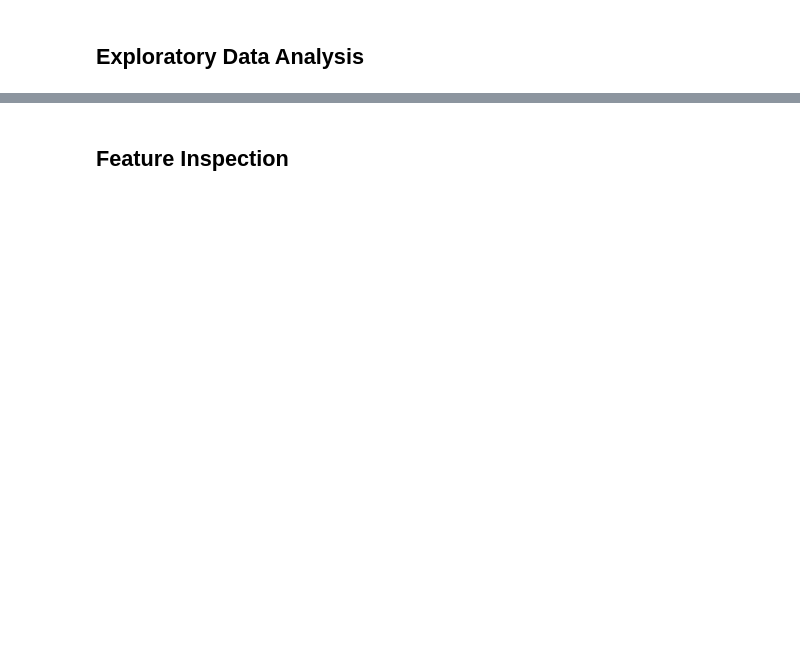
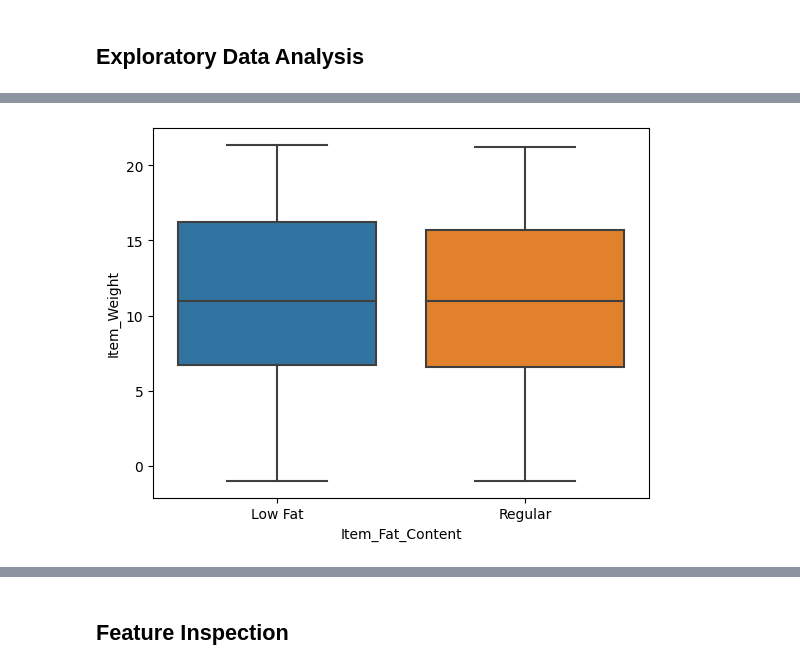
Before and after one commit to carlolopez03/Prediction-of-Product-Sales, a Jupyter notebook: Prediction_of_Product_Sales.ipynb, the cells around one changed output, grey strips where cells are left out. Cells and saved outputs as stored; diff of their text form; code cells hidden in the pictures; blank space fills up the shorter version.

```diff
--- a/Prediction_of_Product_Sales.ipynb
+++ b/Prediction_of_Product_Sales.ipynb
@@ -216,0 +242,4 @@ df_sp[num_cols].describe()
+# %%
+ax =sns.boxplot(data=df_sp, x='Item_Fat_Content', y='Item_Weight')
+# %% [output]
+[figure, added]
```
Also changed, not shown: parts of 8 cells of this notebook.
